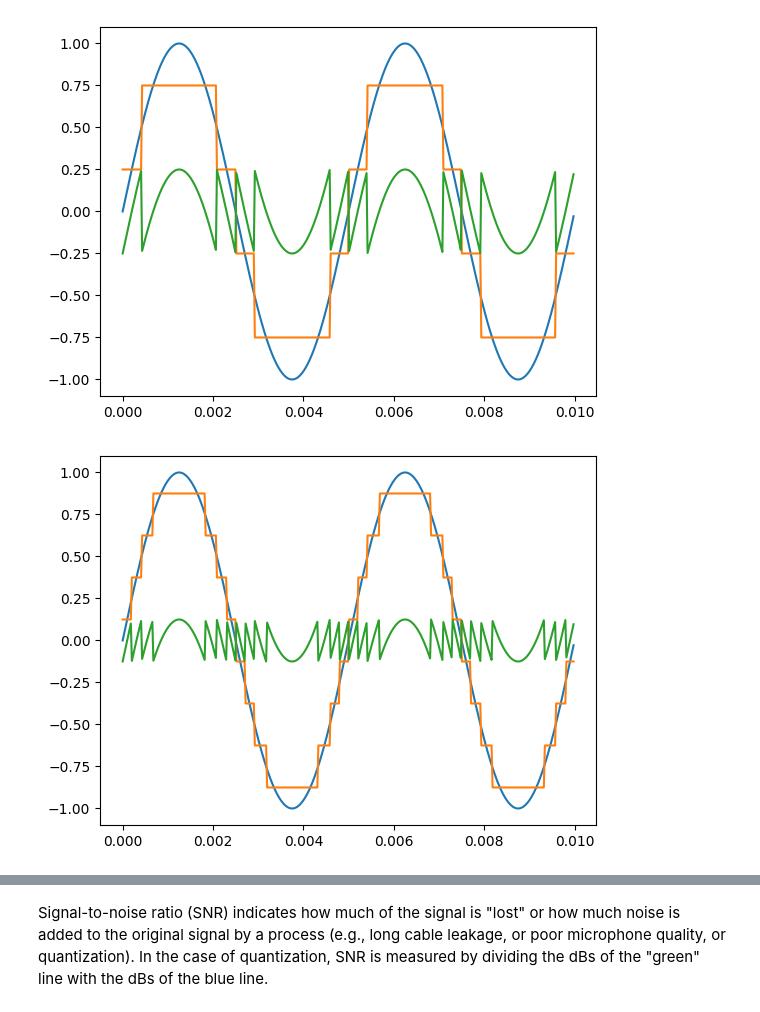
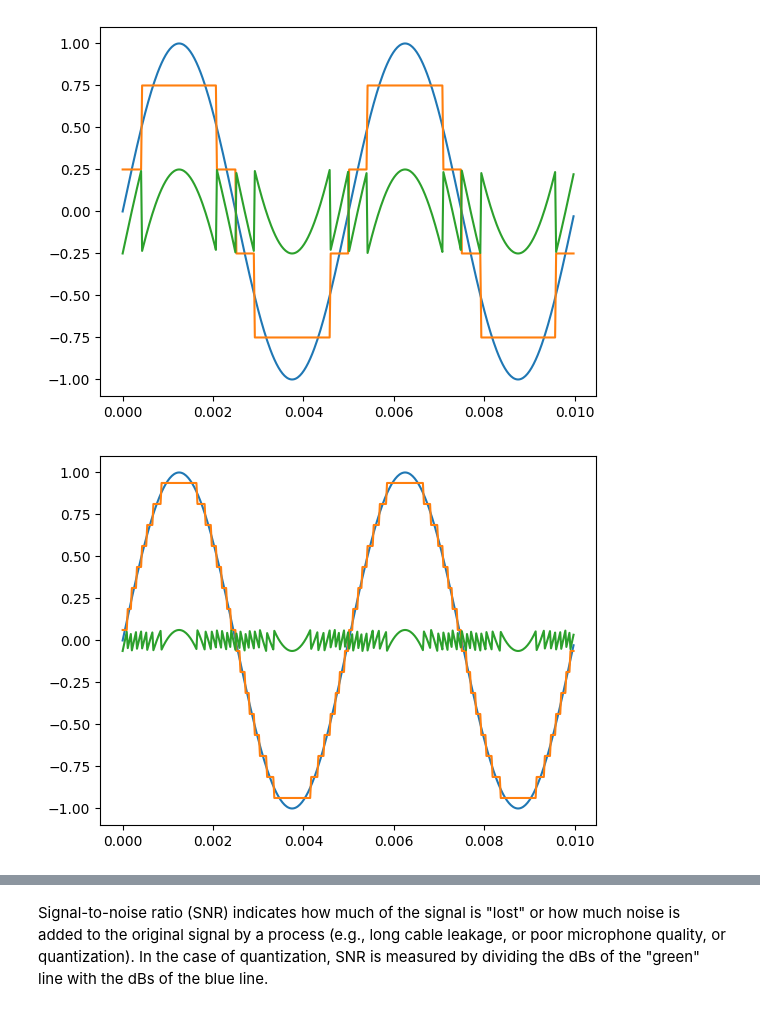
Before and after one commit to maximoskp/MSc_LangTech_NKUA_DSP, a Jupyter notebook: class04/3_quantisation.ipynb, the cells around one changed output, grey strips where cells are left out. Saved outputs shown, nothing was run; the diff lists cells and outputs as text; code cells hidden in the pictures.

```diff
--- a/class04/3_quantisation.ipynb
+++ b/class04/3_quantisation.ipynb
@@ -42,29 +42,30 @@ sd.play( quant_noise , sr )
 # %%
 # assume n-bit audio
 # set frequency
 import time
 f = 200
 sr = 44100
 t = np.arange( sr )/sr
 # make sinusoidal with new frequency
 s = np.sin( 2*np.pi*f*t )
-bits_n = 3
+bits_n = 4
 s_nbit = np.round( np.interp( s, (-1, 1), (0-0.5, 2**bits_n-0.5) ) )
 s_nbit = np.interp( s_nbit, (0, (2**bits_n)-1), (-1+1/2**bits_n, 1-1/2**bits_n) )
+quant_noise = s - s_nbit # s_nbit = s + (-noise)
 # np.iinfo(np.int16).min
 
 # plot the first 0.01 seconds
 fig = plt.figure()
 plt.plot( t[:441] , s[:441] )
 plt.plot( t[:441] , s_nbit[:441] )
 plt.plot( t[:441] , quant_noise[:441] )
 plt.show()
 
 # just for running next cell
 from IPython.display import Javascript
 Javascript("var output_area = this; var cell_element = output_area.element.parents('.cell'); var cell_idx = Jupyter.notebook.get_cell_elements().index(cell_element); Jupyter.notebook.execute_cells([cell_idx+1]);")
 # %% [output]
-[figure, old version]
+[figure, new version]
 [interactive output not drawn]
 # %% [markdown]
 Signal-to-noise ratio (SNR) indicates how much of the signal is "lost" or how much noise is added to the original signal by a process (e.g., long cable leakage, or poor microphone quality, or quantization). In the case of quantization, SNR is measured by dividing the dBs of the "green" line with the dBs of the blue line.
```
Also changed, not shown: parts of 1 cell of this notebook, 1 other file.
